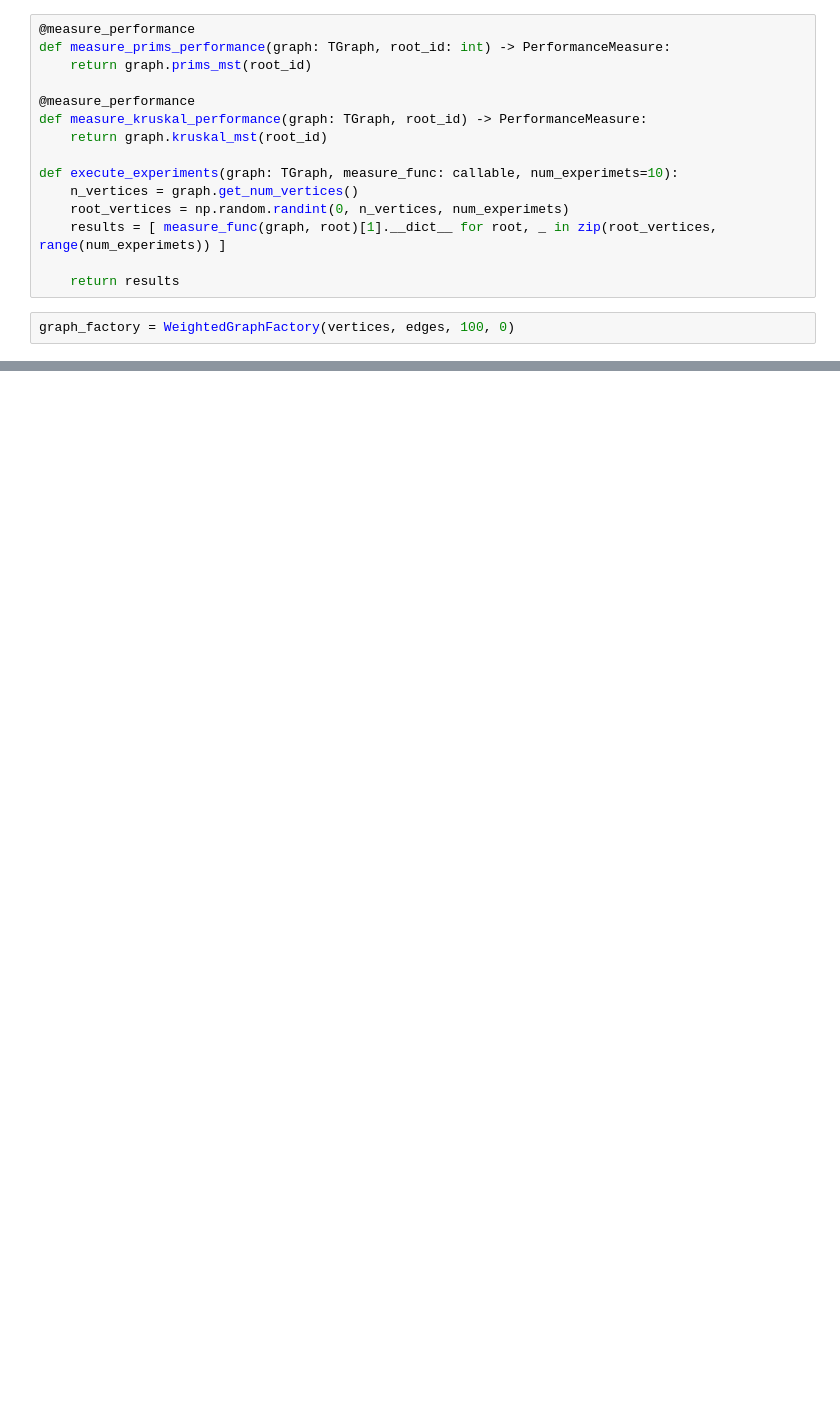
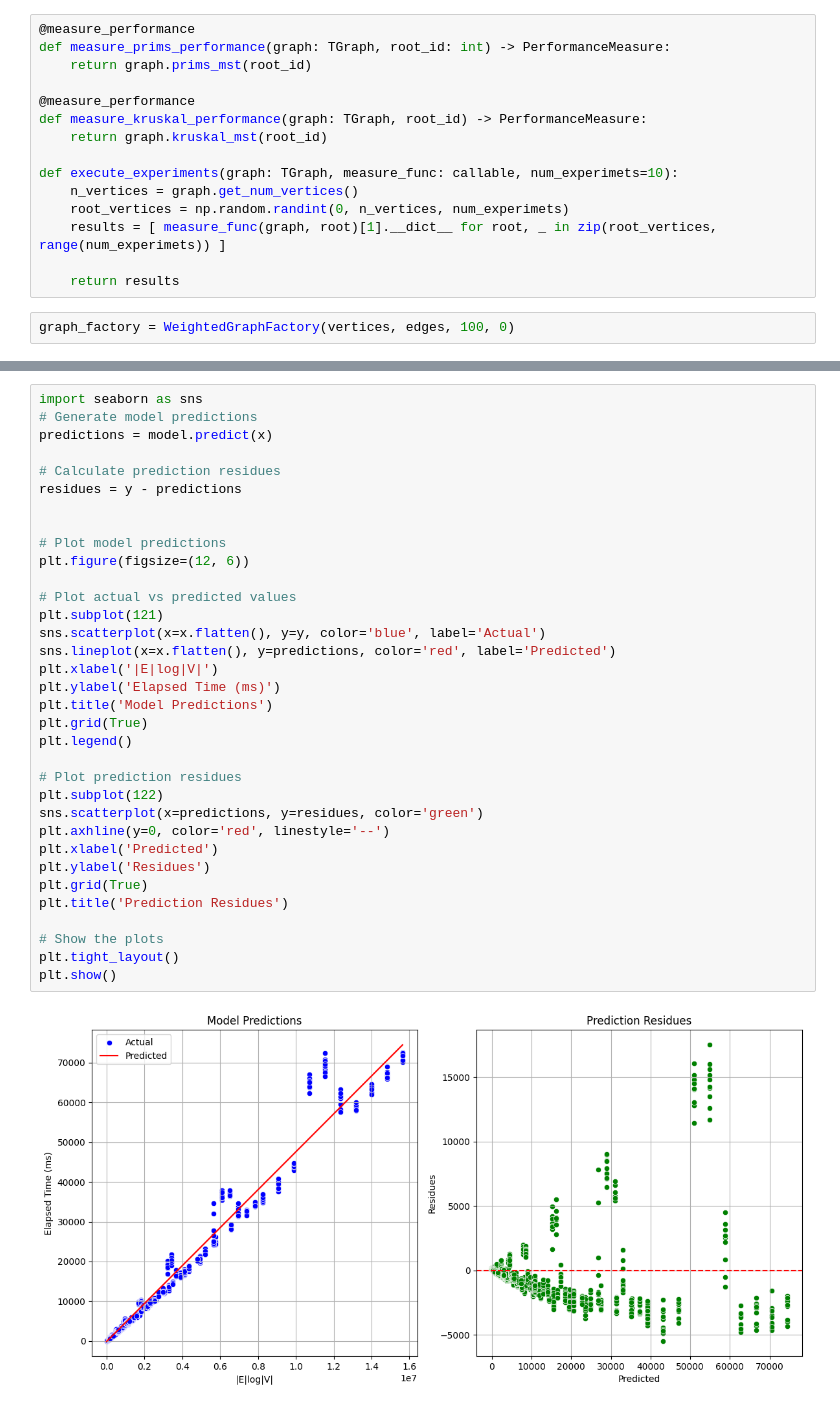
Before and after one commit to mtsz-thiago/GA026-Algorithms-I, a Jupyter notebook: experimentos.ipynb, the cells around one changed output, grey strips where cells are left out. Drawn from its saved outputs; the diff is of its cells as text; blank space fills up the shorter version.

```diff
--- a/experimentos.ipynb
+++ b/experimentos.ipynb
@@ -89,0 +148,36 @@ pearson coef for cpu_time and root_node: 0.41165502319937164
+# %%
+import seaborn as sns
+# Generate model predictions
+predictions = model.predict(x)
+
+# Calculate prediction residues
+residues = y - predictions
+
+
+# Plot model predictions
+plt.figure(figsize=(12, 6))
+
+# Plot actual vs predicted values
+plt.subplot(121)
+sns.scatterplot(x=x.flatten(), y=y, color='blue', label='Actual')
+sns.lineplot(x=x.flatten(), y=predictions, color='red', label='Predicted')
+plt.xlabel('|E|log|V|')
+plt.ylabel('Elapsed Time (ms)')
+plt.title('Model Predictions')
+plt.grid(True)
+plt.legend()
+
+# Plot prediction residues
+plt.subplot(122)
+sns.scatterplot(x=predictions, y=residues, color='green')
+plt.axhline(y=0, color='red', linestyle='--')
+plt.xlabel('Predicted')
+plt.ylabel('Residues')
+plt.grid(True)
+plt.title('Prediction Residues')
+
+# Show the plots
+plt.tight_layout()
+plt.show()
+# %% [output]
+[figure, added]
```
Also changed, not shown: parts of 11 cells of this notebook, 1 other file.
